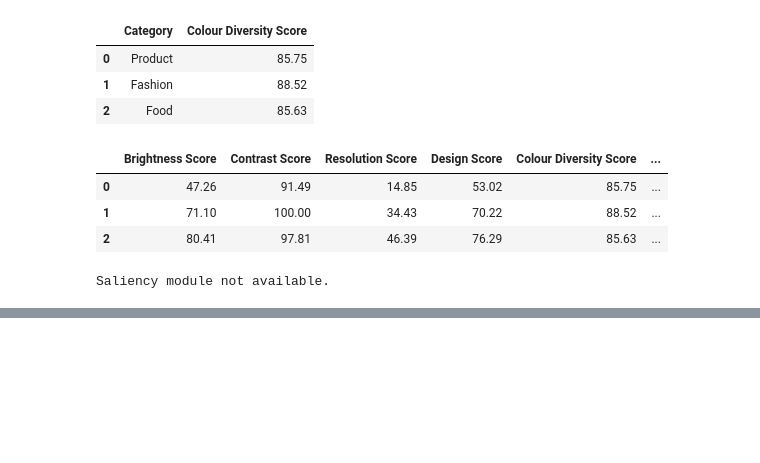
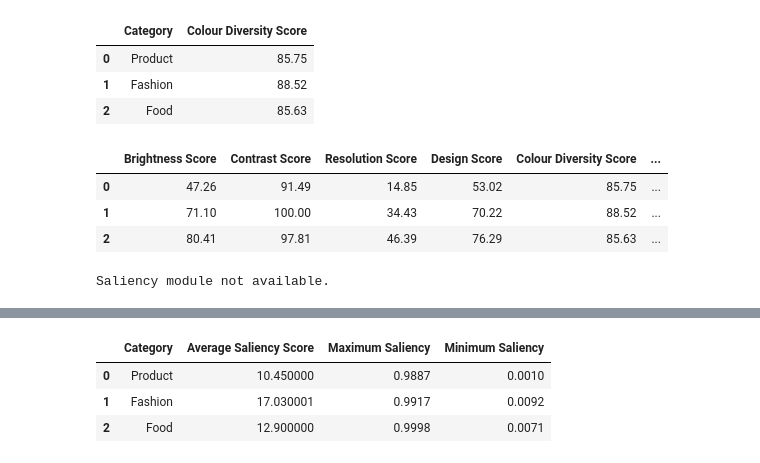
Before and after one commit to bhawna007/creative-intelligence-ai, a Jupyter notebook: notebooks/02_computer_vision.ipynb, the cells around one changed output, grey strips where cells are left out. Cells and saved outputs as stored; diff of their text form; code cells hidden in the pictures; blank space fills up the shorter version.

```diff
--- a/notebooks/02_computer_vision.ipynb
+++ b/notebooks/02_computer_vision.ipynb
@@ -375,0 +464,28 @@ Saliency module not available.
+# %%
+saliency_results = []
+
+saliency_detector = cv2.saliency.StaticSaliencySpectralResidual_create()
+
+for category, image in images.items():
+
+    success, saliency_map = saliency_detector.computeSaliency(image)
+
+    if success:
+
+        saliency_score = np.mean(saliency_map) * 100
+
+        saliency_results.append({
+            "Category": category,
+            "Average Saliency Score": round(saliency_score, 2),
+            "Maximum Saliency": round(float(np.max(saliency_map)), 4),
+            "Minimum Saliency": round(float(np.min(saliency_map)), 4)
+        })
+
+saliency_df = pd.DataFrame(saliency_results)
+
+display(saliency_df)
+# %% [output]
+|  | Category | Average Saliency Score | Maximum Saliency | Minimum Saliency |
+| 0 | Product | 10.450000 | 0.9887 | 0.0010 |
+| 1 | Fashion | 17.030001 | 0.9917 | 0.0092 |
+| 2 | Food | 12.900000 | 0.9998 | 0.0071 |
```
Also changed, not shown: parts of 7 cells of this notebook, 1 other file.
